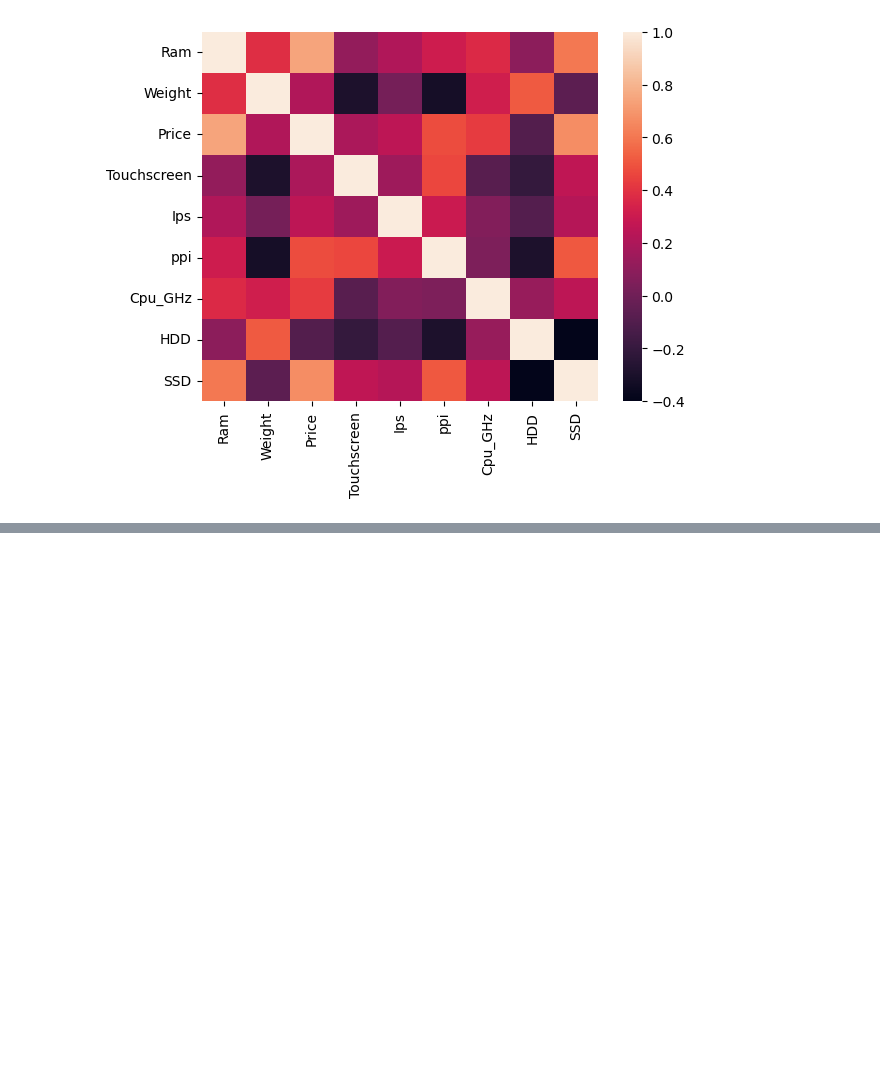
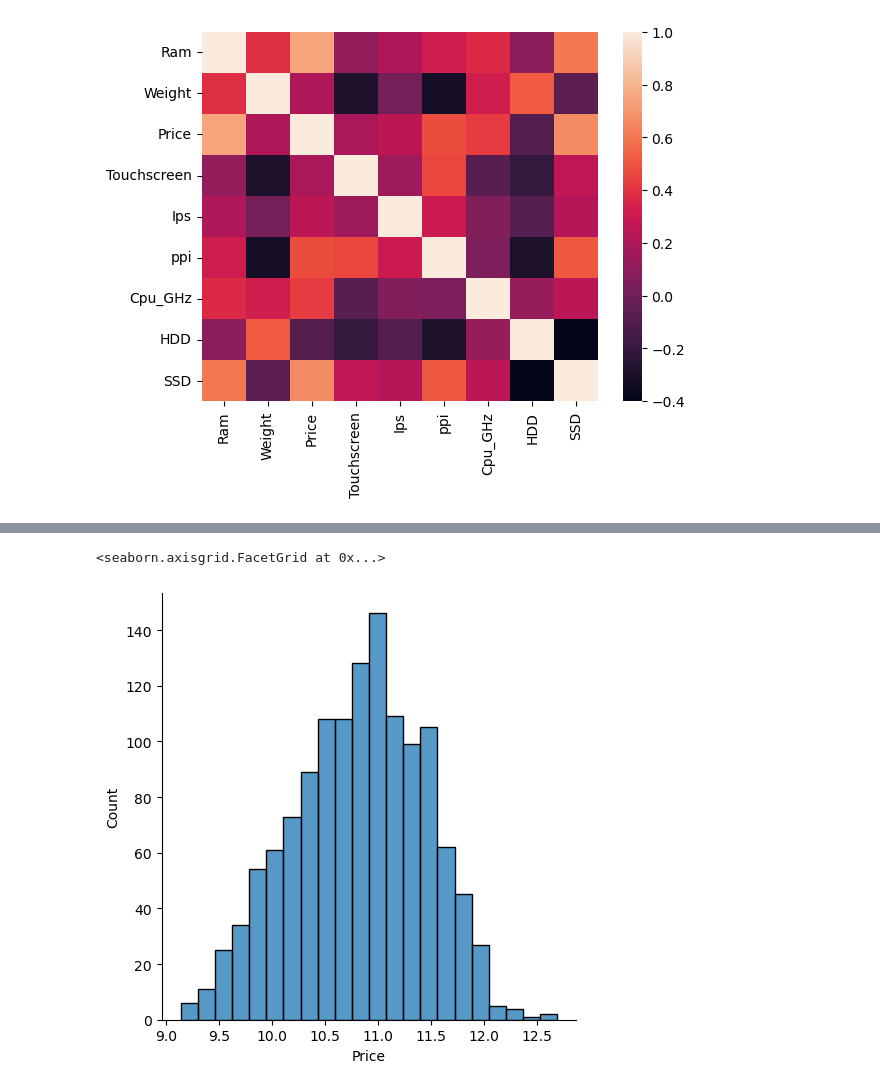
Before and after one commit to aniXsamurai/Laptop-price-prediction-notebook, a Jupyter notebook: laptop-price-predictor.ipynb, the cells around one changed output, grey strips where cells are left out. Drawn from its saved outputs; the diff is of its cells as text; code cells hidden in the pictures; blank space fills up the shorter version.

```diff
--- a/laptop-price-predictor.ipynb
+++ b/laptop-price-predictor.ipynb
@@ -623,0 +631,6 @@ sns.heatmap(numeric_df.corr())
+# %%
+# if apply log transformation then....
+sns.displot(np.log(df['Price']))
+# %% [output]
+<seaborn.axisgrid.FacetGrid at 0x...>
+[figure, added]
```
Also changed, not shown: parts of 24 cells of this notebook, 7 other files.
